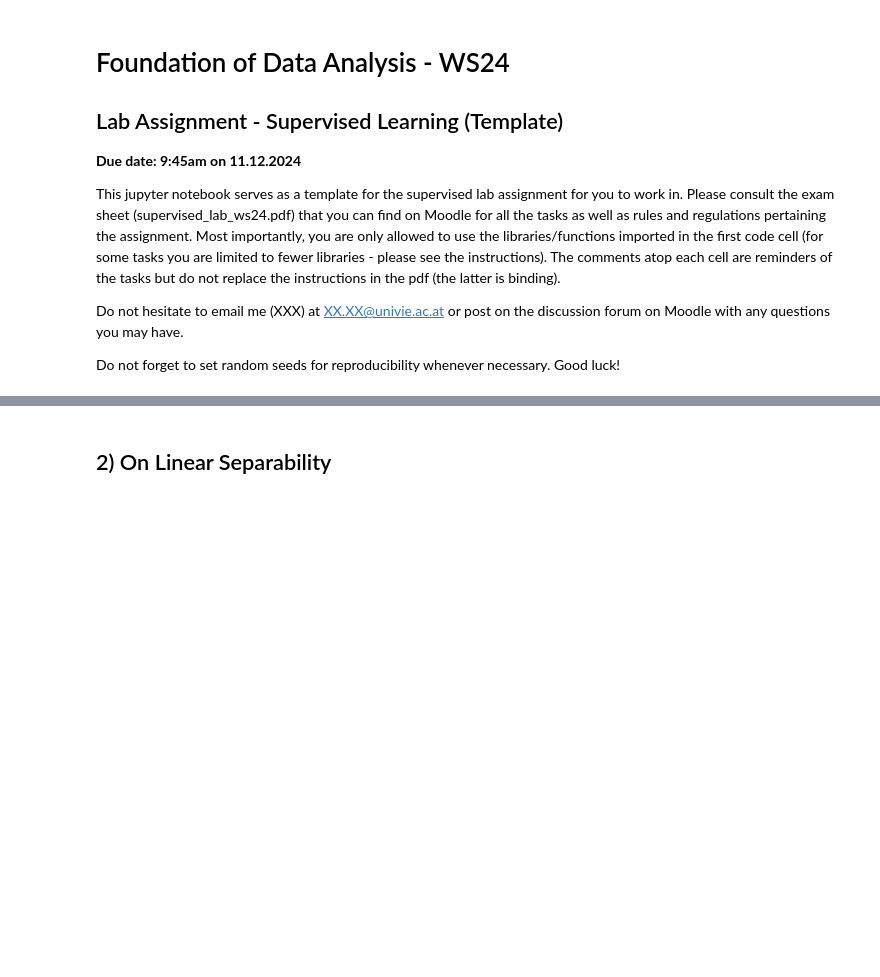
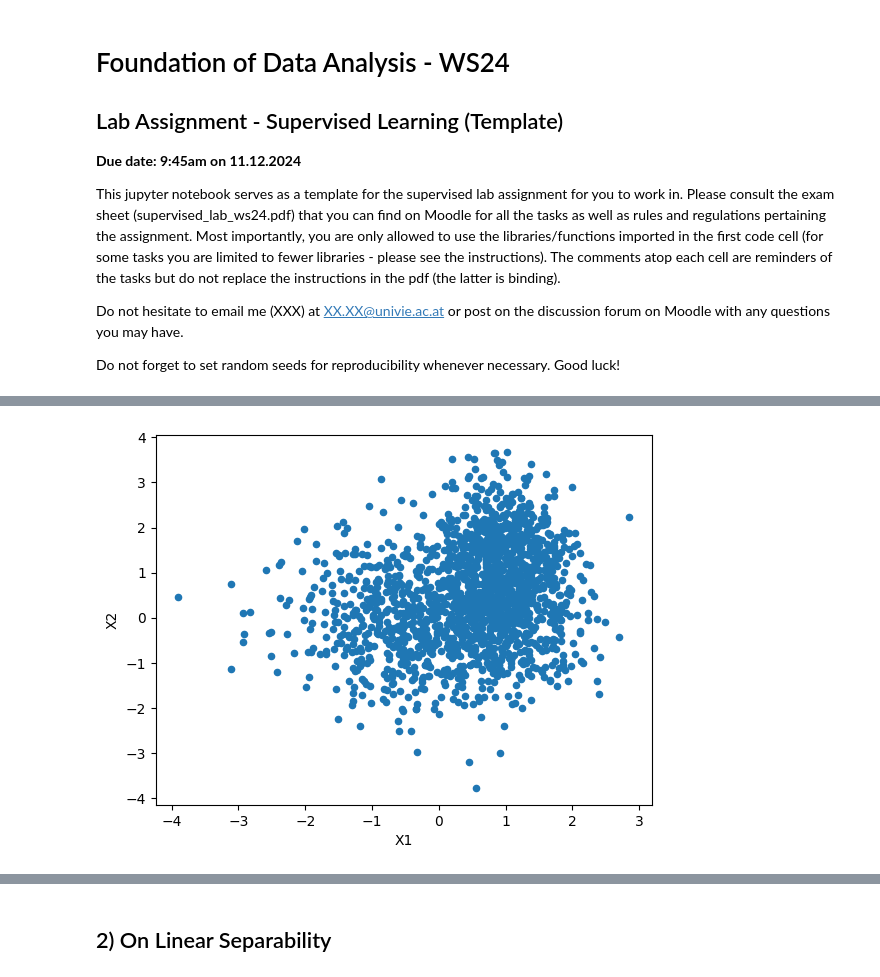
Before and after one commit to flowy-git/FDA, a Jupyter notebook: Lab1/lwyp_flowy.ipynb, the cells around one changed output, grey strips where cells are left out. Drawn from its saved outputs; the diff is of its cells as text; code cells hidden in the pictures; blank space fills up the shorter version.

```diff
--- a/Lab1/lwyp_flowy.ipynb
+++ b/Lab1/lwyp_flowy.ipynb
@@ -35,4 +50,8 @@ test = pd.read_csv("test_data.csv")
 # %%
 # 1.2 Target value evenly distributed?
+train.plot.scatter(x = "X1", y = "X2")
+plt.show()
+# %% [output]
+[figure, added]
 # %%
 # 1.3 Pairplot
```
Also changed, not shown: parts of 4 cells of this notebook.
